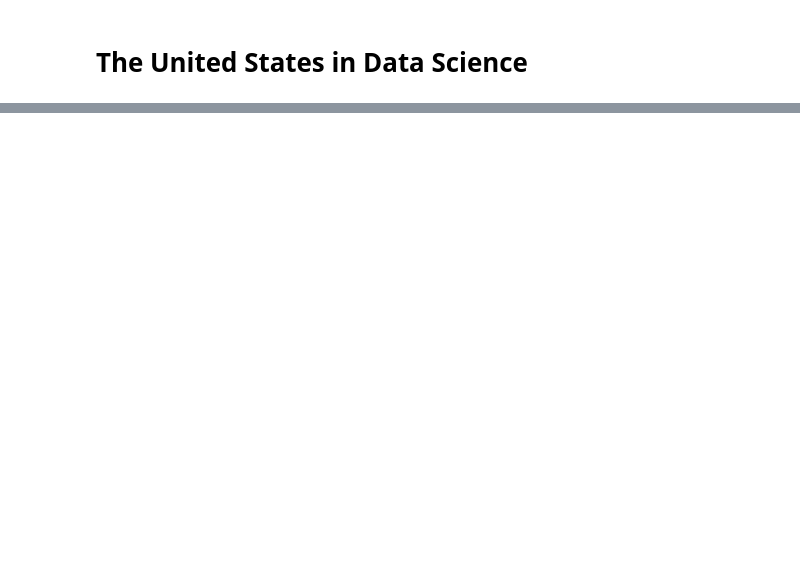
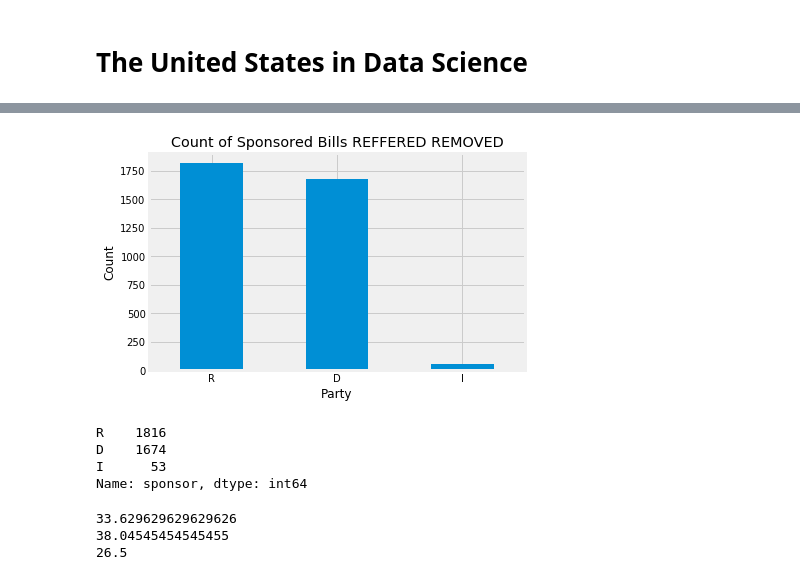
Before and after one commit to DomCritchlow/USA_in_Data, a Jupyter notebook: USA_DATA.ipynb, the cells around one changed output, grey strips where cells are left out. Saved outputs shown, nothing was run; the diff lists cells and outputs as text; code cells hidden in the pictures; blank space fills up the shorter version.

Commit message:
Notebook with graphics included

```diff
--- a/USA_DATA.ipynb
+++ b/USA_DATA.ipynb
@@ -154,0 +7,18 @@ kmeans
+# %%
+import pandas as pd
+from sklearn import metrics
+import numpy as np
+from sklearn.feature_extraction.text import CountVectorizer
+from sklearn.model_selection import train_test_split
+from sklearn.linear_model import LinearRegression
+from sklearn.linear_model import LogisticRegression
+from sklearn.neighbors import KNeighborsClassifier
+from sklearn.naive_bayes import MultinomialNB
+from sklearn.linear_model import SGDClassifier
+from sklearn.cluster import KMeans
+from sklearn.svm import SVC
+from matplotlib import pyplot as plt
+import numpy as np
+
+plt.style.use('fivethirtyeight')
+%matplotlib inline
@@ -154,0 +27,5 @@ kmeans
+# %%
+s14 = pd.read_pickle("s14.pand")
+#s14 = s14[s14['status']!= "REFERRED"]
+print(len(s14))
+s14.head(2)
@@ -154,0 +37,26 @@ kmeans
+# %%
+s14['sponsor'].value_counts().plot(kind ='bar')
+#plt.figsize=(40,20)
+plt.title("Count of Sponsored Bills REFFERED REMOVED")
+plt.xlabel("Party")
+plt.ylabel("Count")
+plt.xticks(rotation=0)
+plt.savefig("Presenation_Images/bill_count_ref.png",dpi= 300)
+# %% [output]
+[figure, added]
+# %%
+p_counts = s14['sponsor'].value_counts()
+p_counts
+# %% [output]
+R    1816
+D    1674
+I      53
+Name: sponsor, dtype: int64
+# %%
+print(p_counts[0]/54.0)
+print(p_counts[1]/44.0)
+print(p_counts[2]/2.0)
+# %% [output]
+33.629629629629626
+38.04545454545455
+26.5
```
Also changed, not shown: parts of 31 cells of this notebook.
